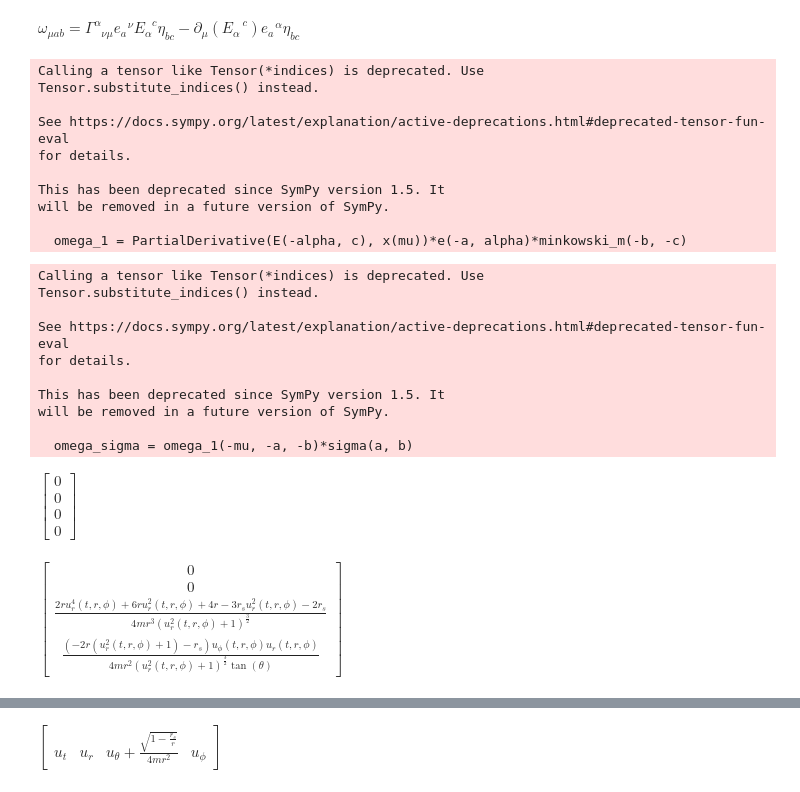
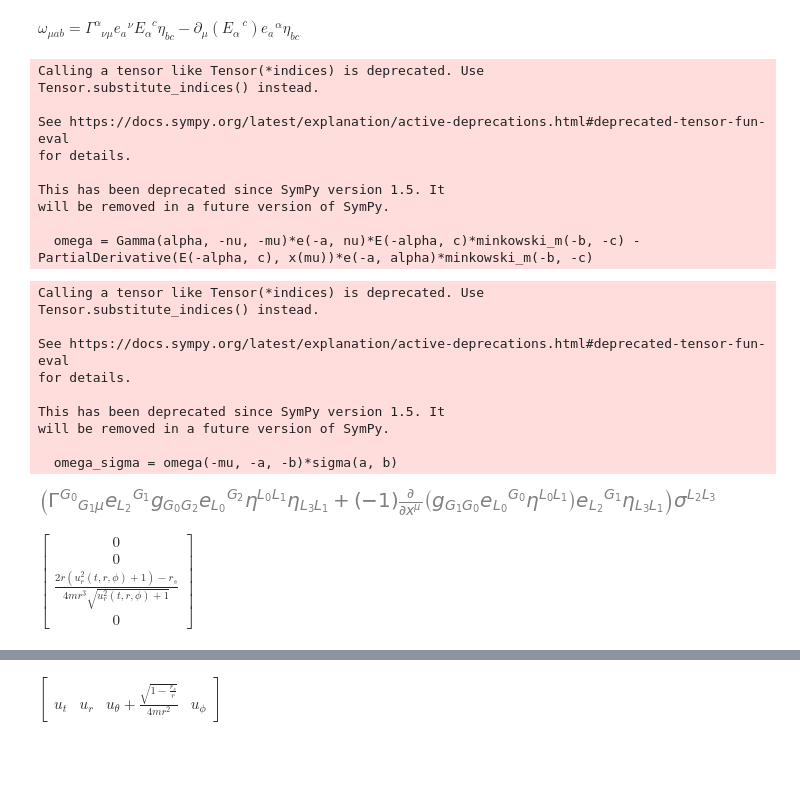
Before and after one commit to MagicMonti/Neutrinos, a Jupyter notebook: code/calculations.ipynb, the cells around one changed output, grey strips where cells are left out. Drawn from its saved outputs; the diff is of its cells as text; code cells hidden in the pictures; blank space fills up the shorter version.

```diff
--- a/code/calculations.ipynb
+++ b/code/calculations.ipynb
@@ -135,13 +135,12 @@ TypeError: unsupported operand type(s) for *: 'Zero' and 'UndefinedFunction'
 # %%
 Lorentz = TensorIndexType('Lorentz', dummy_name='L')
 Global = TensorIndexType('Global', dummy_name='G')
-a, b, c, d = tensor_indices('a, b, c, d', Lorentz)
-alpha, beta, mu, nu= tensor_indices('alpha, beta, mu, nu', Global)
+a, b, c, d = tensor_indices('a b c d', Lorentz)
+alpha, beta, mu, nu= tensor_indices('alpha beta mu nu', Global)
 
 #E = TensorHead('E', [Global, Lorentz])
 e = TensorHead('e', [Lorentz, Global])
 Gamma = TensorHead('Gamma', [Global, Global, Global])
-dE = TensorHead('dE', [Global, Global, Lorentz])
 sigma = TensorHead('sigma', [Lorentz, Lorentz])
 
 minkowski_m = TensorHead('eta', [Lorentz, Lorentz])
@@ -149,24 +148,30 @@ schwarzschild_m = TensorHead('g', [Global, Global])
 
 x = TensorHead('x', [Global])
 
+u = TensorHead('u', [Global])
+
 repl = {}
-repl[Lorentz] = eta#.tolist()
-repl[Global] = g_.tensor()
+repl[Lorentz] = eta.tolist()
+repl[Global] = g_.tensor().tolist()
+
+repl[x(mu)] = [t, r, theta, phi]
+
+repl[u(mu)] = [u_t, u_r, 0,u_phi]
+
+
+
 repl[e(-a, alpha)] = (e_).tolist()
-#repl[E(-alpha, a)] = (E_).tolist()
-repl[Gamma(mu, -alpha, -beta)] = ch.tensor()
-#repl[dE(-mu, -alpha, c)] = [E_.diff(t).tolist(),E_.diff(r).tolist(),E_.diff(theta).tolist(),E_.diff(phi).tolist()]
-repl[sigma(a, b)] = Sigma_ab
-repl[minkowski_m(-a, -b)] = eta
-repl[schwarzschild_m(-mu, -nu)] = g_.tensor()
-repl[x(mu)] = [t, r, theta, phi]
+repl[Gamma(alpha, -mu, -nu)] = ch.tensor().tolist()
+repl[sigma(a, b)] = Sigma_ab.tolist()
+repl[minkowski_m(-a, -b)] = eta.tolist()
+repl[schwarzschild_m(-mu, -nu)] = g_.tensor().tolist()
 # %%
 from sympy.tensor.toperators import PartialDerivative
 E = schwarzschild_m(-nu, -alpha)*e(-a, alpha)*minkowski_m(a, b)
 # %% [markdown]
 $\omega_{\mu a b} = \Gamma^\alpha_{\ \ \ \nu \mu}e_a^{\ \ \  \nu}E_\alpha^{\ \  \ c}\eta_{b c}      - \partial_\mu (E_\alpha^{\ \ \ \ c})e_a^{\  \ \ \alpha}\eta_{b c}  $
 # %%
-omega_1 = PartialDerivative(E(-alpha, c), x(mu))*e(-a, alpha)*minkowski_m(-b, -c)
+#omega_1 = PartialDerivative(E(-alpha, c), x(mu))*e(-a, alpha)*minkowski_m(-b, -c)
 omega = Gamma(alpha, -nu, -mu)*e(-a, nu)*E(-alpha, c)*minkowski_m(-b, -c) - PartialDerivative(E(-alpha, c), x(mu))*e(-a, alpha)*minkowski_m(-b, -c)
 # %% [output]
 Calling a tensor like Tensor(*indices) is deprecated. Use
@@ -178,30 +183,19 @@ for details.
 This has been deprecated since SymPy version 1.5. It
 will be removed in a future version of SymPy.
 
-  omega_1 = PartialDerivative(E(-alpha, c), x(mu))*e(-a, alpha)*minkowski_m(-b, -c)
+  omega = Gamma(alpha, -nu, -mu)*e(-a, nu)*E(-alpha, c)*minkowski_m(-b, -c) - PartialDerivative(E(-alpha, c), x(mu))*e(-a, alpha)*minkowski_m(-b, -c)
-# %%
-#omega_sigma = tensorcontraction(tensorcontraction(tensorproduct(w, Sigma_ab),(1,0)),(1,0))
-
-
-omega_sigma = omega_1(-mu, -a, -b)*sigma(a, b)
-
-
-dv = Matrix(omega_sigma.replace_with_arrays(repl, [mu]).tolist())/(-2*m_*I)
-dv = simplify(dv)
-dv
-#print(type(omega_sigma))
-#dv = GenericVector(omega_sigma*hbar/(-2*m_*I),syms=[t,r,theta,phi], config='l', name="dv", parent_metric=g_)
-#dv = dv.change_config('u')
-#simplify(dv.tensor())
-# %% [output]
-Calling a tensor like Tensor(*indices) is deprecated. Use
-Tensor.substitute_indices() instead.
-
-See https://docs.sympy.org/latest/explanation/active-deprecations.html#deprecated-tensor-fun-eval
-for details.
-
-This has been deprecated since SymPy version 1.5. It
-will be removed in a future version of SymPy.
-
-  omega_sigma = omega_1(-mu, -a, -b)*sigma(a, b)
-$\displaystyle \left[\begin{matrix}0\\0\\0\\0\end{matrix}\right]$
+# %%
+omega_sigma = omega(-mu, -a, -b)*sigma(a, b)
+omega_sigma
+# %% [output]
+Calling a tensor like Tensor(*indices) is deprecated. Use
+Tensor.substitute_indices() instead.
+
+See https://docs.sympy.org/latest/explanation/active-deprecations.html#deprecated-tensor-fun-eval
+for details.
+
+This has been deprecated since SymPy version 1.5. It
+will be removed in a future version of SymPy.
+
+  omega_sigma = omega(-mu, -a, -b)*sigma(a, b)
+[figure, added]
@@ -208,4 +206,5 @@ $\displaystyle \left[\begin{matrix}0\\0\\0\\0\end{matrix}\right]$
 # %%
-simplify((dv.subs(r_s, 0) + dv.diff(r_s).subs(r_s, 0)*r_s).subs(sqrt(r**2), r))
+#taylor expansion in r_s
+simplify((dv.subs(r_s, 0) + dv.diff(r_s).subs(r_s, 0)*r_s).subs(sqrt(r**2), r).subs(theta,pi/2))
 # %% [output]
-$\displaystyle \left[\begin{matrix}0\\0\\\frac{2 r u_{r}^{4}{\left(t,r,\phi \right)} + 6 r u_{r}^{2}{\left(t,r,\phi \right)} + 4 r - 3 r_{s} u_{r}^{2}{\left(t,r,\phi \right)} - 2 r_{s}}{4 m r^{3} \left(u_{r}^{2}{\left(t,r,\phi \right)} + 1\right)^{\frac{3}{2}}}\\\frac{\left(- 2 r \left(u_{r}^{2}{\left(t,r,\phi \right)} + 1\right) - r_{s}\right) u_{\phi}{\left(t,r,\phi \right)} u_{r}{\left(t,r,\phi \right)}}{4 m r^{2} \left(u_{r}^{2}{\left(t,r,\phi \right)} + 1\right)^{\frac{3}{2}} \tan{\left(\theta \right)}}\end{matrix}\right]$
+$\displaystyle \left[\begin{matrix}0\\0\\\frac{2 r \left(u_{r}^{2}{\left(t,r,\phi \right)} + 1\right) - r_{s}}{4 m r^{3} \sqrt{u_{r}^{2}{\left(t,r,\phi \right)} + 1}}\\0\end{matrix}\right]$
```
Also changed, not shown: parts of 14 cells of this notebook.
